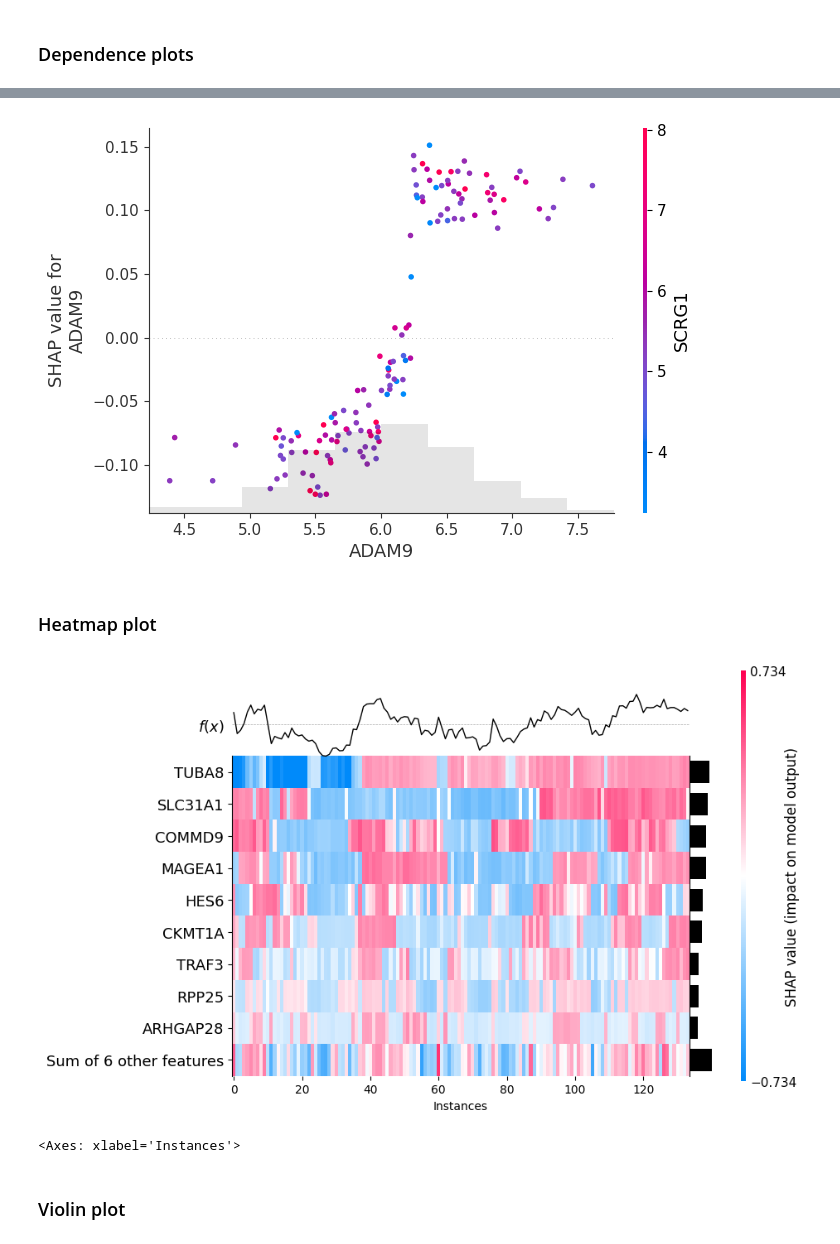
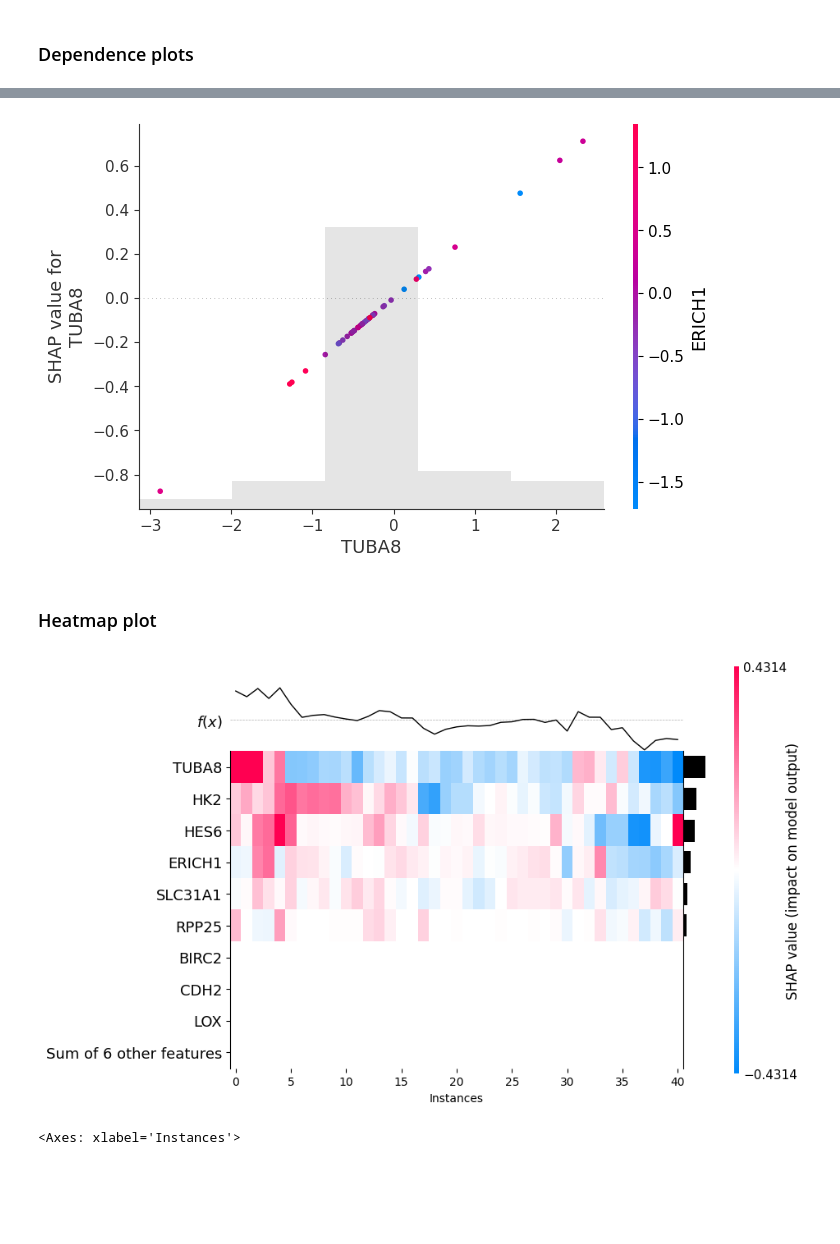
Before and after one commit to dinhhb/modeling_gene_expression, a Jupyter notebook: pipeline/4_generalized_pipe.ipynb, the cells around one changed output, grey strips where cells are left out. Drawn from its saved outputs; the diff is of its cells as text; code cells hidden in the pictures; blank space fills up the shorter version.

```diff
--- a/pipeline/4_generalized_pipe.ipynb
+++ b/pipeline/4_generalized_pipe.ipynb
@@ -202,8 +167,8 @@ array([[5.9371421 , 4.62006314, 4.59664522, ..., 5.41579207, 4.8385824 ,
 # %% [markdown]
 ## Train model
 # %%
-CLASSIFIER = 'xgboost'
-OPTUNA_TRIALS = 400
+CLASSIFIER = 'lr'
+OPTUNA_TRIALS = 50
 # %%
 import optuna
 from sklearn.model_selection import StratifiedKFold, cross_val_score
@@ -296,5 +261,5 @@ Best CV F1 macro: 0.6595122655122656
 # %%
 # Train model
-clf.set_params(**study.best_params)
-clf.fit(x_train, y_train)
+full_pipe.set_params(**study.best_params)
+full_pipe.fit(x_train, y_train)
 # %% [output]
@@ -441,0 +332,27 @@ NameError: name 'x' is not defined
+# %%
+import shap
+shap.initjs()
+
+x_train_sel    = full_pipe.named_steps['selection'].transform(x_train)
+x_test_sel     = full_pipe.named_steps['selection'].transform(x_test)
+
+scaler   = full_pipe.named_steps['model'].named_steps['scaler']
+lr_model = full_pipe.named_steps['model'].named_steps['clf']
+
+x_train_scaled = scaler.transform(x_train_sel)
+x_test_scaled  = scaler.transform(x_test_sel)
+
+prep = full_pipe.named_steps['selection'].named_steps['clinical_prep']
+names = prep.get_feature_names_out()  # e.g. "categorical__sex_F", "drug_braf__V600E", etc.
+
+for step in ['threshold', 'kbest', 'rfe']:
+    sel = full_pipe.named_steps['selection'].named_steps[step]
+    names = names[sel.get_support()]
+
+all_feature_names = [n.split('__', 1)[-1] for n in names]
+
+explainer = shap.LinearExplainer(lr_model, x_train_scaled)
+shap_values = explainer(x_test_scaled)
+shap_values.feature_names = all_feature_names
+
+print(all_feature_names)
@@ -442,10 +362,8 @@ NameError: name 'x' is not defined
 # %% [markdown]
 ### Waterfall plot
 # %%
-OBS = 0
-CLASS = 0
-sv1 = shap_values[OBS, :, CLASS]
+sample_idx = 0
+class_idx = 0
 
-predicted_class = int(model.predict(x)[OBS])
-print(f'Predicted class of observation {OBS}, class {CLASS}: {predicted_class}')
+shap.plots.waterfall(shap_values[sample_idx, :, class_idx])
 # %% [output]
@@ -489,16 +401,14 @@ shap.plots.scatter(sv_all[:, 'ADAM9'])
 # %%
 shap.plots.scatter(
-    shap_values=sv_all[:, 'ADAM9'],
-    color=sv_all[:, 'SCRG1']
+    shap_values=shap_values[:, 'TUBA8'],
+    color=shap_values[:, 'ERICH1']
 )
 # %% [output]
-[figure, old version]
+[figure, new version]
 # %% [markdown]
 ### Heatmap plot
 # %%
-shap.plots.heatmap(sv_all)
+shap.plots.heatmap(shap_values[:, :, class_idx])
 # %% [output]
-[figure, old version]
+[figure, new version]
 <Axes: xlabel='Instances'>
-# %% [markdown]
-### Violin plot
```
Also changed, not shown: parts of 29 cells of this notebook, 11 other files.
